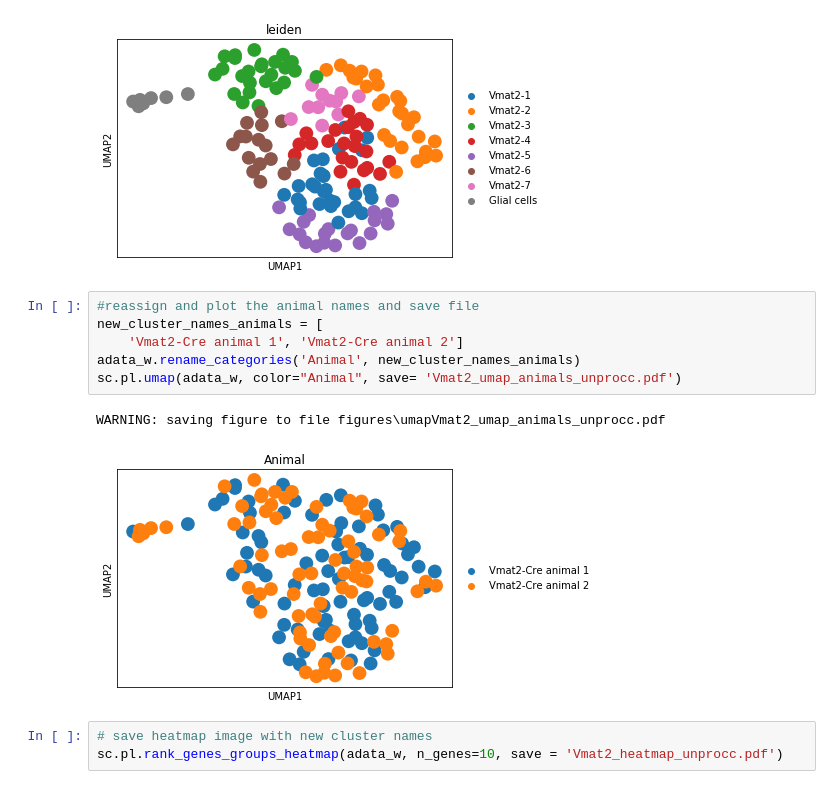
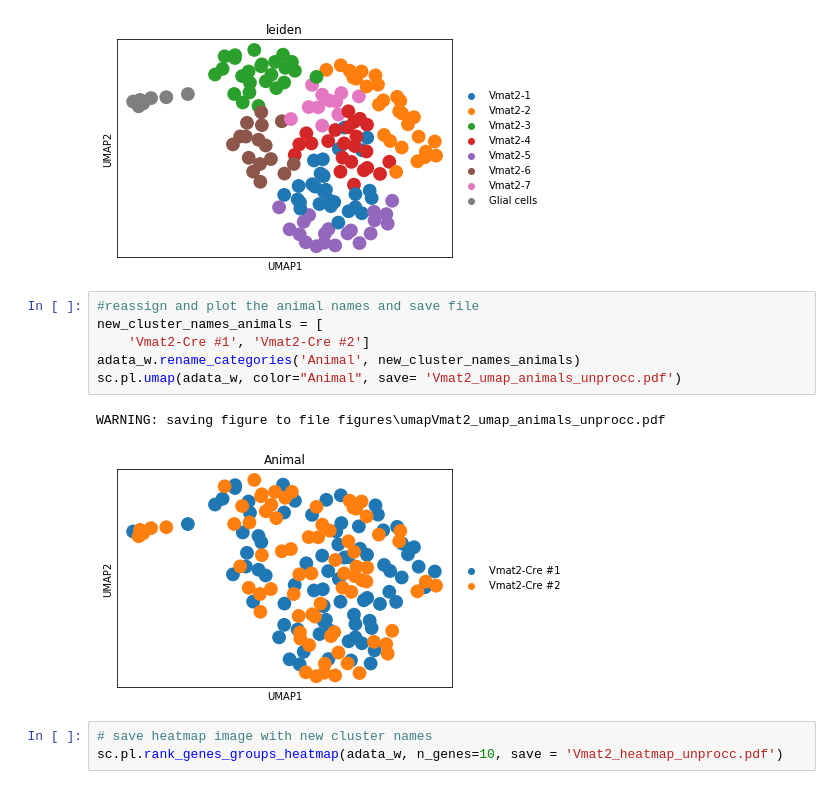
Before and after one commit to HannahBanarne/Somatosensory-cortical-Vmat2-analysis, a Jupyter notebook: Vmat2 cortical analysis.ipynb, the cells around one changed output. Drawn from its saved outputs; the diff is of its cells as text.

```diff
--- a/Vmat2 cortical analysis.ipynb
+++ b/Vmat2 cortical analysis.ipynb
@@ -246,12 +248,12 @@ WARNING: saving figure to file figures\umapVmat2_umap_leiden_unprocc.pdf
 # %%
 #reassign and plot the animal names and save file
 new_cluster_names_animals = [
-    'Vmat2-Cre animal 1', 'Vmat2-Cre animal 2']
+    'Vmat2-Cre #1', 'Vmat2-Cre #2']
 adata_w.rename_categories('Animal', new_cluster_names_animals)
 sc.pl.umap(adata_w, color="Animal", save= 'Vmat2_umap_animals_unprocc.pdf')
 # %% [output]
 WARNING: saving figure to file figures\umapVmat2_umap_animals_unprocc.pdf
-[figure, old version]
+[figure, new version]
 # %%
 # save heatmap image with new cluster names
 sc.pl.rank_genes_groups_heatmap(adata_w, n_genes=10, save = 'Vmat2_heatmap_unprocc.pdf')
```
Also changed, not shown: parts of 14 cells of this notebook.
